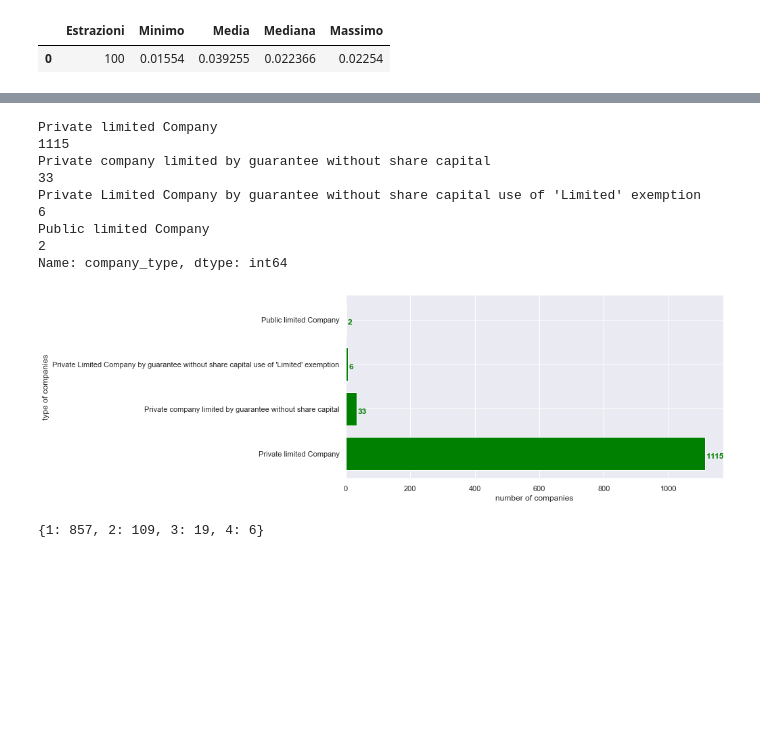
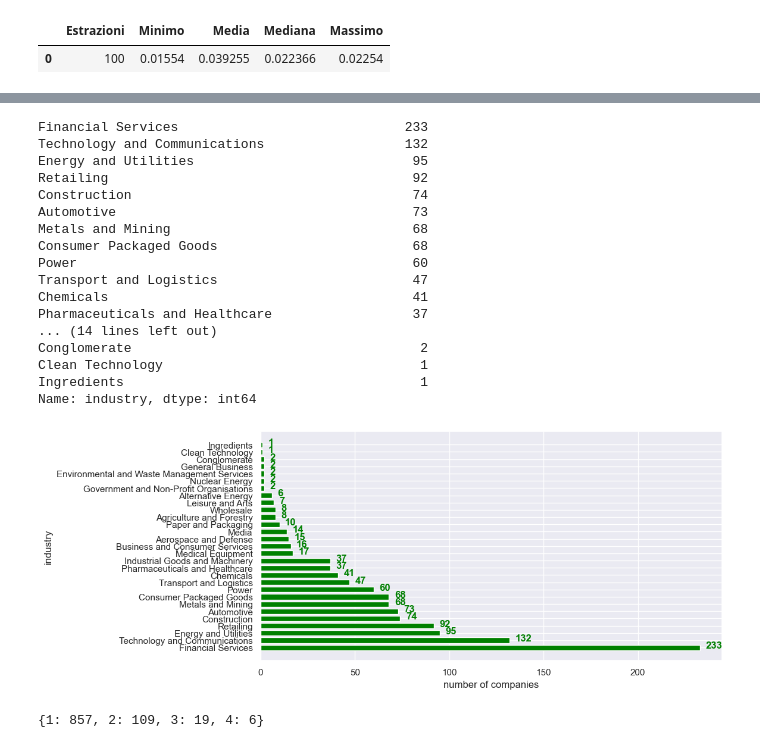
Before and after one commit to dedo99/Homework5, a Jupyter notebook: stats/globaldata_stats.ipynb, the cells around one changed output, grey strips where cells are left out. Saved outputs shown, nothing was run; the diff lists cells and outputs as text; code cells hidden in the pictures; blank space fills up the shorter version.

```diff
--- a/stats/globaldata_stats.ipynb
+++ b/stats/globaldata_stats.ipynb
@@ -90,7 +87,7 @@ ax1.plot(df.head(9).index, pd.to_numeric(df.head(10)[~df['number_of_employees'].
 # %%
 #status
-print(df['company_status'].value_counts())
-status = df['company_status'].value_counts()
+print(df['headquarters'].value_counts().count())
+status = df['headquarters'].value_counts().head(10)
 type(status)
 keys = status.index
 values = status.values
@@ -107,7 +104,7 @@ for i, v in enumerate(values):
     ax.text(v + 10, i - 0.1 , str(v),
             color = 'green', fontweight = 'bold')
 plt.xlabel("number of companies")
-plt.ylabel("status companies")
+plt.ylabel("Headquarters")
 plt.show()
 
 #graph with seaborn with scale semilog on axis of x
@@ -126,30 +119,42 @@ Name: company_status, dtype: int64
 # %%
 #type
-print(df['company_type'].value_counts())
-type_companies = df['company_type'].value_counts()
+print(df['industry'].value_counts())
+type_companies = df['industry'].value_counts()
 keys = type_companies.index
 values = type_companies.values
 
 #creation of graph for type_companies
 fig, ax = plt.subplots()
 width = 0.75
 fig.set_size_inches(10, 5)
 ind = np.arange(len(values))
 ax.barh(keys, values, width, color = "green")
 
 for i, v in enumerate(values):
     ax.text(v + 3, i - 0.1 , str(v),
             color = 'green', fontweight = 'bold')
 plt.xlabel("number of companies")
-plt.ylabel("type of companies")
+plt.ylabel("industry")
 plt.show()
 # %% [output]
-Private limited Company                                                                  1115
-Private company limited by guarantee without share capital                                 33
-Private Limited Company by guarantee without share capital use of 'Limited' exemption       6
-Public limited Company                                                                      2
-Name: company_type, dtype: int64
+Financial Services                             233
+Technology and Communications                  132
+Energy and Utilities                            95
+Retailing                                       92
+Construction                                    74
+Automotive                                      73
+Metals and Mining                               68
+Consumer Packaged Goods                         68
+Power                                           60
+Transport and Logistics                         47
+Chemicals                                       41
+Pharmaceuticals and Healthcare                  37
+... (14 lines left out)
+Conglomerate                                     2
+Clean Technology                                 1
+Ingredients                                      1
+Name: industry, dtype: int64
-[figure, old version]
+[figure, new version]
 # %%
 # print(df['company_creation_date'].value_counts())
 creation_date = df['company_creation_date'].value_counts()
```
Also changed, not shown: parts of 4 cells of this notebook.
